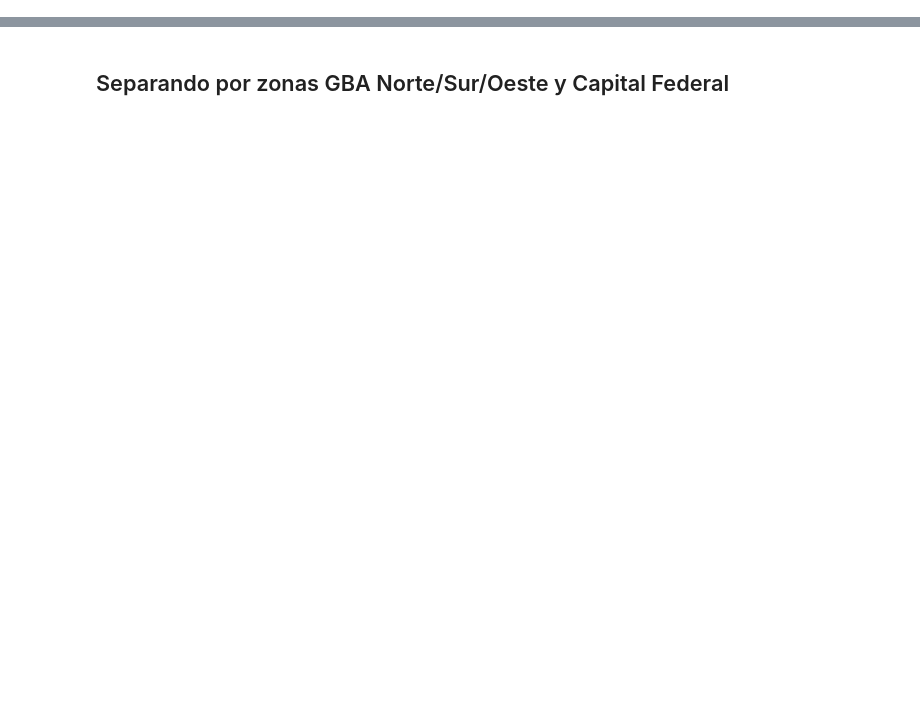
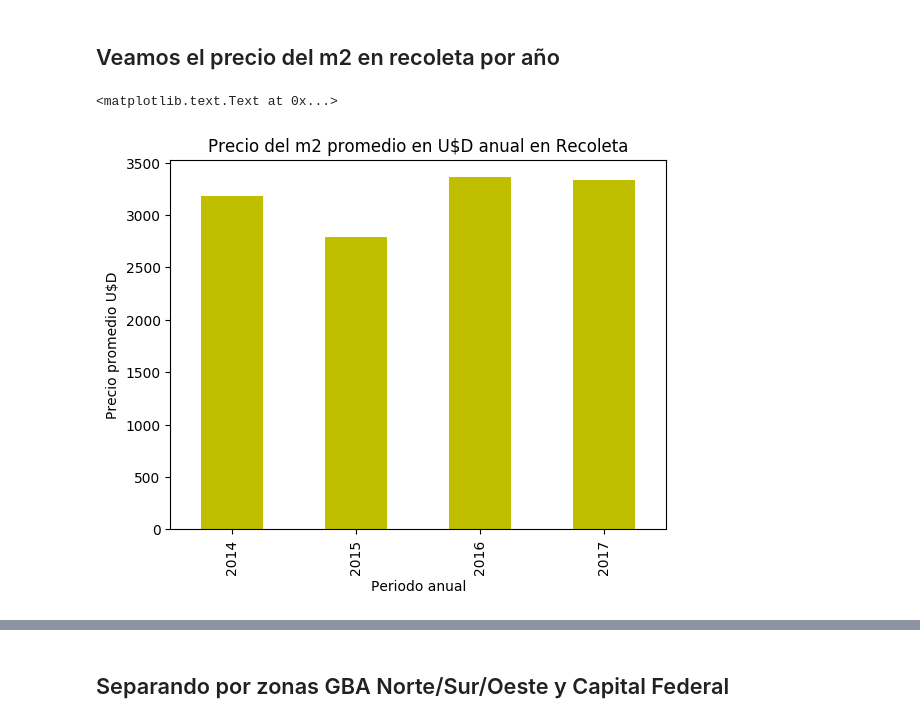
Before and after one commit to Belovic94/TP1-Analisis-Exploratorio, a Jupyter notebook: Analisis Subte y mas.ipynb, the cells around one changed output, grey strips where cells are left out. Saved outputs shown, nothing was run; the diff lists cells and outputs as text; code cells hidden in the pictures; blank space fills up the shorter version.

```diff
--- a/Analisis Subte y mas.ipynb
+++ b/Analisis Subte y mas.ipynb
@@ -62,3 +105,17 @@ dataCapGbamayoresA1000.sort_values('price_usd_per_m2', ascending = False)
 # %%
 dataCapGbaSupmayor5 = dataCapGbamayoresA1000.loc[dataCapGbamayoresA1000['surface_total_in_m2'] > 5, :]
 dataCapGbaSupmayor5.loc[:, "year"] = dataCapGbaSupmayor5.apply(lambda x: x["created_on"].partition("-")[0], axis = 1)
+# %% [markdown]
+## Veamos el precio del m2 en recoleta por año
+# %%
+propiedadesEnRecoleta = dataCapGbaSupmayor5.dropna(subset=['place_name'])
+propiedadesEnRecoleta = propiedadesEnRecoleta.loc[propiedadesEnRecoleta.place_name.str.contains('Recoleta'), ['created_on', 'price_usd_per_m2', 'property_type', 'year']]
+propiedadesEnRecoleta.loc[:, "yearmonth"] = propiedadesEnRecoleta.apply(lambda x: x["created_on"].partition("-")[0] + "-" + (x["created_on"].partition("-")[2]).partition("-")[0], axis = 1)
+recoletaPorMes = propiedadesEnRecoleta.groupby('year').agg([np.size, np.mean])
+recoletaPorMes = recoletaPorMes.loc[recoletaPorMes['price_usd_per_m2']['size'] > 5.0, :]
+graficoRecoleta = recoletaPorMes['price_usd_per_m2']['mean'].plot(kind ='bar', color='y', legend=False, title="Precio del m2 promedio en U$D anual en Recoleta")
+graficoRecoleta.set_xlabel("Periodo anual")
+graficoRecoleta.set_ylabel("Precio promedio U$D")
+# %% [output]
+<matplotlib.text.Text at 0x...>
+[figure, added]
```
Also changed, not shown: parts of 14 cells of this notebook.
